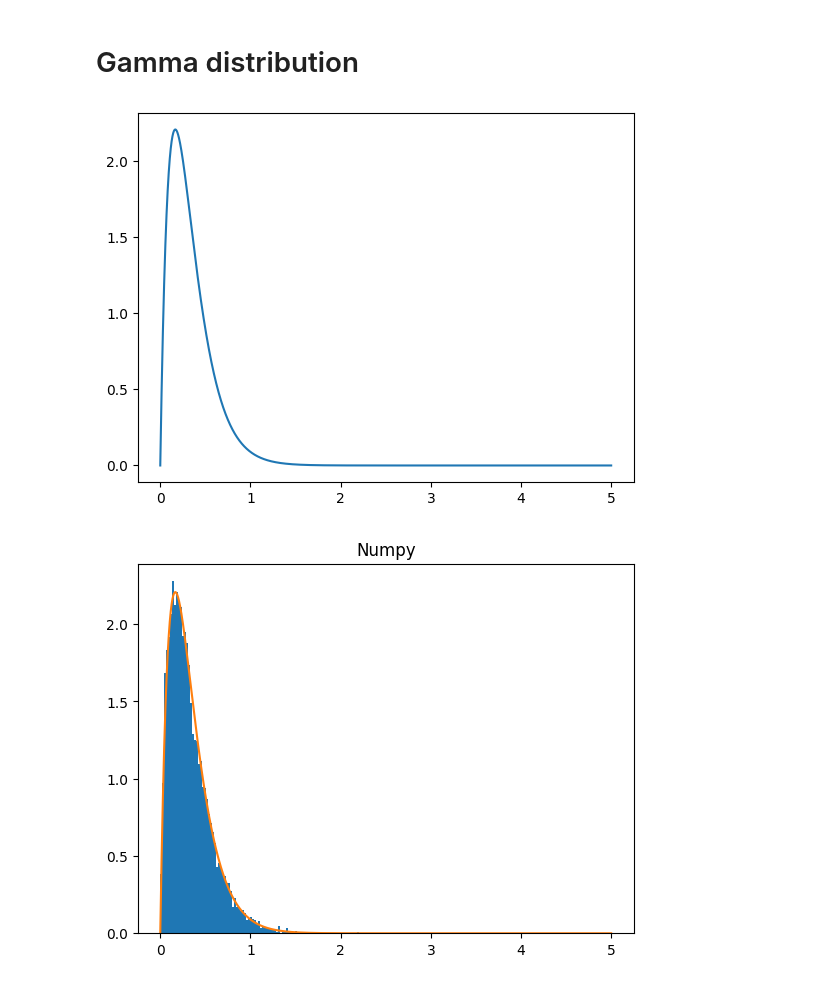
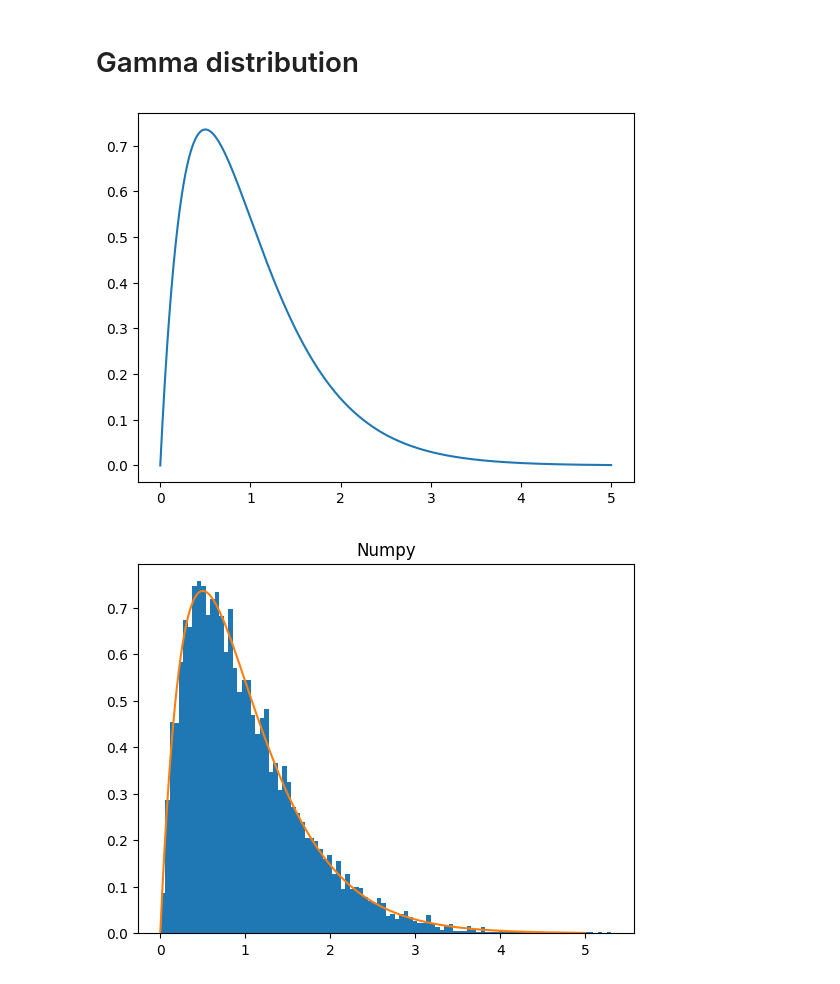
Before and after one commit to smmhatami/simulation_project, a Jupyter notebook: test_distribution.ipynb, the cells around one changed output. Saved outputs shown, nothing was run; the diff lists cells and outputs as text; code cells hidden in the pictures.

```diff
--- a/test_distribution.ipynb
+++ b/test_distribution.ipynb
@@ -59,13 +59,13 @@ plt.show()
 # %%
 # draw probability density function of gamma distribution
 x = np.linspace(0, 5, 10000)
 beta = 2
-theta = 3
+theta = 1
 y = (beta*theta)**beta*x**(beta-1)*np.exp(-beta*theta*x)/math.gamma(beta)
 plt.plot(x, y)
 plt.show()
 # %% [output]
-[figure, old version]
+[figure, new version]
 # %%
 gamma_variates_numpy = np.random.gamma(shape=beta, scale=1/(2*theta), size=10000)
 
@@ -74,4 +74,4 @@ plt.plot(x, y)
 plt.title("Numpy")
 plt.show()
 # %% [output]
-[figure, old version]
+[figure, new version]
```
Also changed, not shown: 1 other file.
